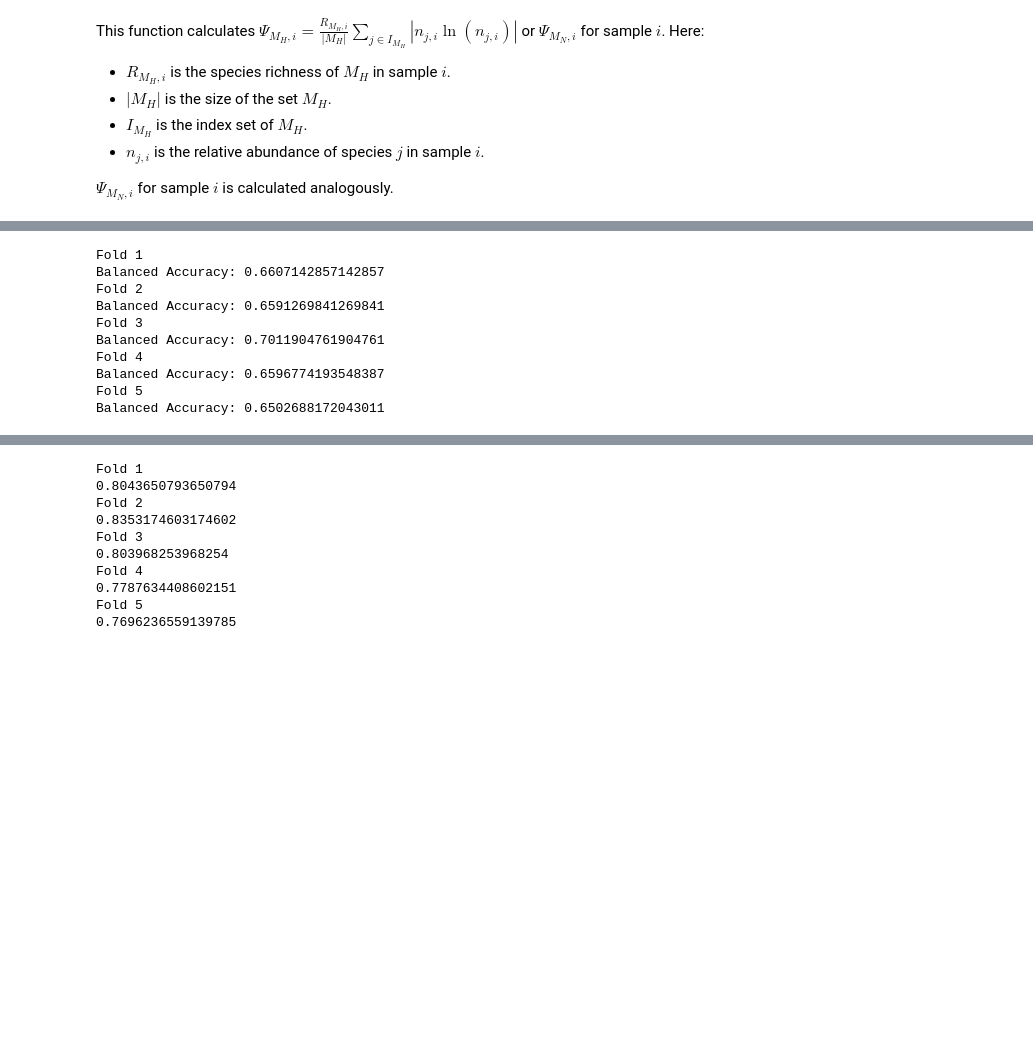
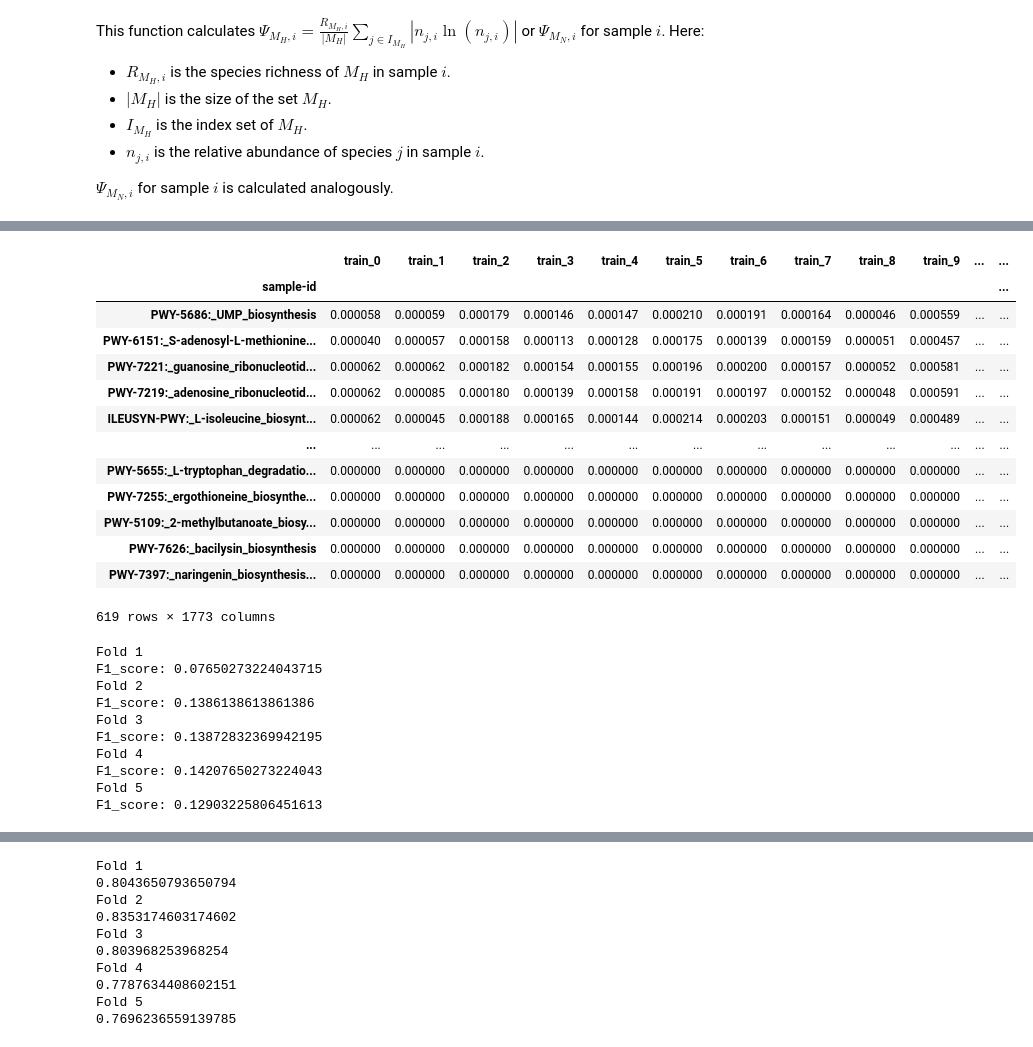
Before and after one commit to ccm-bioinfo/Camda25_gut, a Jupyter notebook: indexes/RF_GMHI/GMHI_tax_path_RFT-Copy1.ipynb, the cells around one changed output, grey strips where cells are left out. Saved outputs shown, nothing was run; the diff lists cells and outputs as text; code cells hidden in the pictures; blank space fills up the shorter version.

```diff
--- a/indexes/RF_GMHI/GMHI_tax_path_RFT-Copy1.ipynb
+++ b/indexes/RF_GMHI/GMHI_tax_path_RFT-Copy1.ipynb
@@ -221,0 +229,19 @@ Name: GMHI, Length: 613, dtype: float64
+# %%
+# meta = meta[meta['category'].isin(['healthy', 'CRC', 'adenoma', 'IBD', 'UC', 'CD', 'acute_diarrhoea', 'few_polyps'])]
+# meta = meta[meta['category'].isin(["healthy", "ACVD", "CAD","HF","CAD:T2D","HF:CAD","HF:CAD:T2D"])]
+meta = meta[meta['category'].isin(["healthy", "PD","BD","schizophrenia", "IGT:MS", "ME/CFS"])]
+# metabolic_conditions = [
+#         "T2D",
+#         "IGT",
+#         "metabolic_syndrome",
+#         "hypercholesterolemia",
+#         "adenoma;hypercholesterolemia",
+#         "T2D:adenoma",
+#         "CRC:hypercholesterolemia",
+#         "healthy"
+#     ]
+
+
+# meta = meta[meta['category'].isin(metabolic_conditions)]
+meta.reset_index(drop=True, inplace=True)
+data = tax[list(meta['sample'])]
@@ -259,0 +390,6 @@ Balanced Accuracy: 0.667741935483871
+# %%
+pathways = pd.read_csv('../../DataSets/CAMDA_2025/pathways.txt', sep = '\t', index_col = 0)
+# %%
+# meta = meta[meta['category'].isin(['healthy', 'CRC', 'adenoma', 'IBD', 'UC', 'CD', 'acute_diarrhoea', 'few_polyps'])]
+# meta.reset_index(drop=True, inplace=True)
+data = pathways[list(meta['sample'])]
@@ -265,13 +403,31 @@ for sample in pathways.T.index:
 
 labels = pd.DataFrame(labels)
+# %%
+data
+# %% [output]
+|  | train_0 | train_1 | train_2 | train_3 | train_4 | train_5 | train_6 | train_7 | train_8 | train_9 | ... | ... |
+| sample-id |  |  |  |  |  |  |  |  |  |  |  | ... |
+| PWY-5686:_UMP_biosynthesis | 0.000058 | 0.000059 | 0.000179 | 0.000146 | 0.000147 | 0.000210 | 0.000191 | 0.000164 | 0.000046 | 0.000559 | ... | ... |
+| PWY-6151:_S-adenosyl-L-methionine... | 0.000040 | 0.000057 | 0.000158 | 0.000113 | 0.000128 | 0.000175 | 0.000139 | 0.000159 | 0.000051 | 0.000457 | ... | ... |
+| PWY-7221:_guanosine_ribonucleotid... | 0.000062 | 0.000062 | 0.000182 | 0.000154 | 0.000155 | 0.000196 | 0.000200 | 0.000157 | 0.000052 | 0.000581 | ... | ... |
+| PWY-7219:_adenosine_ribonucleotid... | 0.000062 | 0.000085 | 0.000180 | 0.000139 | 0.000158 | 0.000191 | 0.000197 | 0.000152 | 0.000048 | 0.000591 | ... | ... |
+| ILEUSYN-PWY:_L-isoleucine_biosynt... | 0.000062 | 0.000045 | 0.000188 | 0.000165 | 0.000144 | 0.000214 | 0.000203 | 0.000151 | 0.000049 | 0.000489 | ... | ... |
+| ... | ... | ... | ... | ... | ... | ... | ... | ... | ... | ... | ... | ... |
+| PWY-5655:_L-tryptophan_degradatio... | 0.000000 | 0.000000 | 0.000000 | 0.000000 | 0.000000 | 0.000000 | 0.000000 | 0.000000 | 0.000000 | 0.000000 | ... | ... |
+| PWY-7255:_ergothioneine_biosynthe... | 0.000000 | 0.000000 | 0.000000 | 0.000000 | 0.000000 | 0.000000 | 0.000000 | 0.000000 | 0.000000 | 0.000000 | ... | ... |
+| PWY-5109:_2-methylbutanoate_biosy... | 0.000000 | 0.000000 | 0.000000 | 0.000000 | 0.000000 | 0.000000 | 0.000000 | 0.000000 | 0.000000 | 0.000000 | ... | ... |
+| PWY-7626:_bacilysin_biosynthesis | 0.000000 | 0.000000 | 0.000000 | 0.000000 | 0.000000 | 0.000000 | 0.000000 | 0.000000 | 0.000000 | 0.000000 | ... | ... |
+| PWY-7397:_naringenin_biosynthesis... | 0.000000 | 0.000000 | 0.000000 | 0.000000 | 0.000000 | 0.000000 | 0.000000 | 0.000000 | 0.000000 | 0.000000 | ... | ... |
+619 rows × 1773 columns
 # %%
-skf = StratifiedKFold(n_splits=5, shuffle=True, random_state=21)
+skf = StratifiedKFold(n_splits=5, shuffle=True, random_state=42)
 
 evaluations = []
+gmhi = []
 # Loop over each fold
-for fold, (train_index, test_index) in enumerate(skf.split(pathways.T, labels)):
+for fold, (train_index, test_index) in enumerate(skf.split(data.T, labels)):
     # model_name = f'camda_pathways_fold{fold+1}'
-    X_train, X_test = pathways.T.iloc[train_index], pathways.T.iloc[test_index]
+    X_train, X_test = data.T.iloc[train_index], data.T.iloc[test_index]
     y_train, y_test = meta.iloc[train_index], meta.iloc[test_index]
 
     print(f"Fold {fold + 1}")
@@ -279,20 +435,20 @@ for fold, (train_index, test_index) in enumerate(skf.split(pathways.T, labels)):
     metrics=get_fH_fN_dH_dN(y_train,X_train.T)
     MH,MN=get_MH_MN(metrics,theta_f,theta_d)
     GMHI=get_all_GMHI(X_test.T,MH,MN)
-
-    accuracy=get_accuracy(GMHI,y_test)
+    gmhi.append(GMHI)
+    accuracy=get_accuracy2(GMHI,y_test)
     # healthy_sub = [x for x in X_train.index if x in healthy]
     # nonhealthy_sub = [x for x in X_train.index if x in non_healthy]
-    print(f'Balanced Accuracy: {accuracy}')
+    print(f'F1_score: {accuracy}')
     evaluations.append(accuracy)
 # %% [output]
 Fold 1
-Balanced Accuracy: 0.6607142857142857
+F1_score: 0.07650273224043715
 Fold 2
-Balanced Accuracy: 0.6591269841269841
+F1_score: 0.1386138613861386
 Fold 3
-Balanced Accuracy: 0.7011904761904761
+F1_score: 0.13872832369942195
 Fold 4
-Balanced Accuracy: 0.6596774193548387
+F1_score: 0.14207650273224043
 Fold 5
-Balanced Accuracy: 0.6502688172043011
+F1_score: 0.12903225806451613
```
Also changed, not shown: parts of 27 cells of this notebook, 18 other files.
